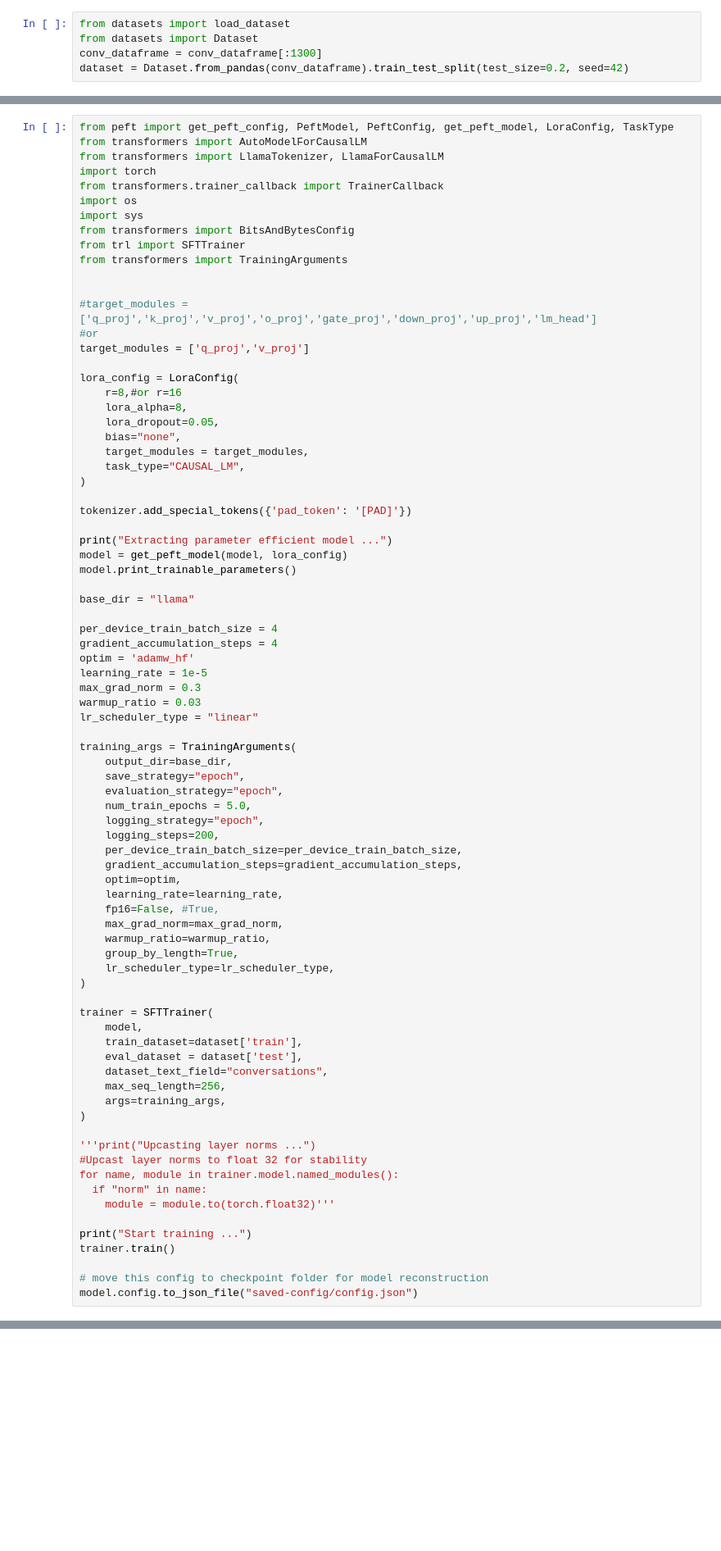
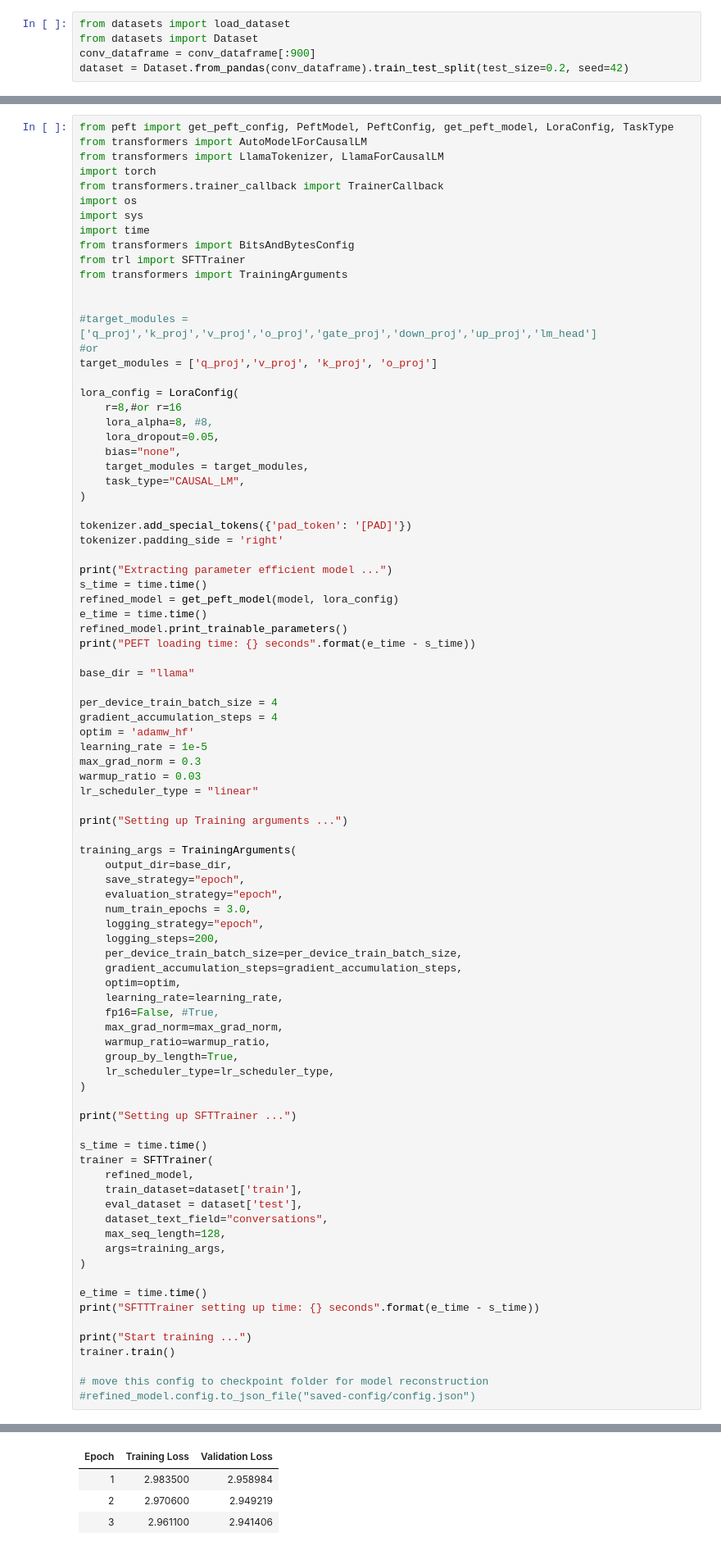
Before and after one commit to uwwint/discourse-scraper, a Jupyter notebook: llama2/fine-tune.ipynb, the cells around one changed output, grey strips where cells are left out. Shown at 82% size. Saved outputs shown, nothing was run; the diff lists cells and outputs as text; blank space fills up the shorter version.

```diff
--- a/llama2/fine-tune.ipynb
+++ b/llama2/fine-tune.ipynb
@@ -47,7 +68,7 @@ conv_dataframe
 # %%
 from datasets import load_dataset
 from datasets import Dataset
-conv_dataframe = conv_dataframe[:1300]
+conv_dataframe = conv_dataframe[:900]
 dataset = Dataset.from_pandas(conv_dataframe).train_test_split(test_size=0.2, seed=42)
 # %%
 import re
@@ -90,6 +111,7 @@ import torch
 from transformers.trainer_callback import TrainerCallback
 import os
 import sys
+import time
 from transformers import BitsAndBytesConfig
 from trl import SFTTrainer
 from transformers import TrainingArguments
@@ -97,11 +119,11 @@ from transformers import TrainingArguments
 
 #target_modules = ['q_proj','k_proj','v_proj','o_proj','gate_proj','down_proj','up_proj','lm_head']
 #or
-target_modules = ['q_proj','v_proj']
+target_modules = ['q_proj','v_proj', 'k_proj', 'o_proj']
 
 lora_config = LoraConfig(
     r=8,#or r=16
-    lora_alpha=8,
+    lora_alpha=8, #8,
     lora_dropout=0.05,
     bias="none",
     target_modules = target_modules,
@@ -109,10 +131,14 @@ lora_config = LoraConfig(
 )
 
 tokenizer.add_special_tokens({'pad_token': '[PAD]'})
+tokenizer.padding_side = 'right'
 
 print("Extracting parameter efficient model ...")
-model = get_peft_model(model, lora_config)
-model.print_trainable_parameters()
+s_time = time.time()
+refined_model = get_peft_model(model, lora_config)
+e_time = time.time()
+refined_model.print_trainable_parameters()
+print("PEFT loading time: {} seconds".format(e_time - s_time))
 
 base_dir = "llama"
 
@@ -124,11 +150,13 @@ max_grad_norm = 0.3
 warmup_ratio = 0.03
 lr_scheduler_type = "linear"
 
+print("Setting up Training arguments ...")
+
 training_args = TrainingArguments(
     output_dir=base_dir,
     save_strategy="epoch",
     evaluation_strategy="epoch",
-    num_train_epochs = 5.0,
+    num_train_epochs = 3.0,
     logging_strategy="epoch",
     logging_steps=200,
     per_device_train_batch_size=per_device_train_batch_size,
@@ -142,25 +170,25 @@ training_args = TrainingArguments(
     lr_scheduler_type=lr_scheduler_type,
 )
 
+print("Setting up SFTTrainer ...")
+
+s_time = time.time()
 trainer = SFTTrainer(
-    model,
+    refined_model,
     train_dataset=dataset['train'],
     eval_dataset = dataset['test'],
     dataset_text_field="conversations",
-    max_seq_length=256,
+    max_seq_length=128,
     args=training_args,
 )
 
-'''print("Upcasting layer norms ...")
-#Upcast layer norms to float 32 for stability
-for name, module in trainer.model.named_modules():
-  if "norm" in name:
-    module = module.to(torch.float32)'''
+e_time = time.time()
+print("SFTTTrainer setting up time: {} seconds".format(e_time - s_time))
 
 print("Start training ...")
 trainer.train()
 
 # move this config to checkpoint folder for model reconstruction
-model.config.to_json_file("saved-config/config.json")
+#refined_model.config.to_json_file("saved-config/config.json")
 # %% [output]
 Extracting parameter efficient model ...
@@ -167,0 +204,4 @@ trainable params: 2,662,400 || all params: 3,429,136,000 || trainable%: 0.077640
+| Epoch | Training Loss | Validation Loss |
+| 1 | 2.983500 | 2.958984 |
+| 2 | 2.970600 | 2.949219 |
+| 3 | 2.961100 | 2.941406 |
```
Also changed, not shown: parts of 7 cells of this notebook.
